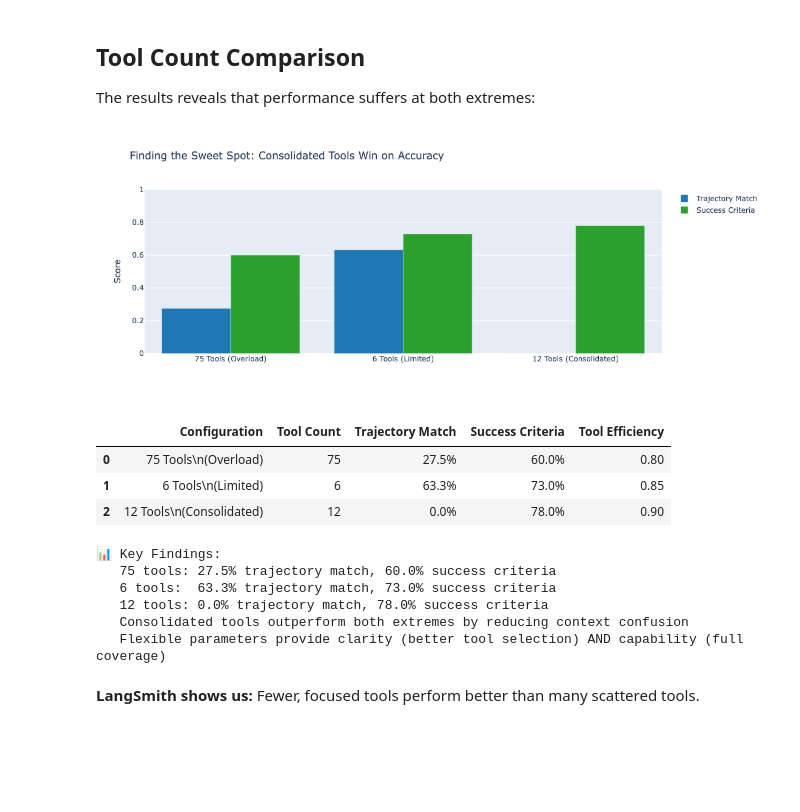
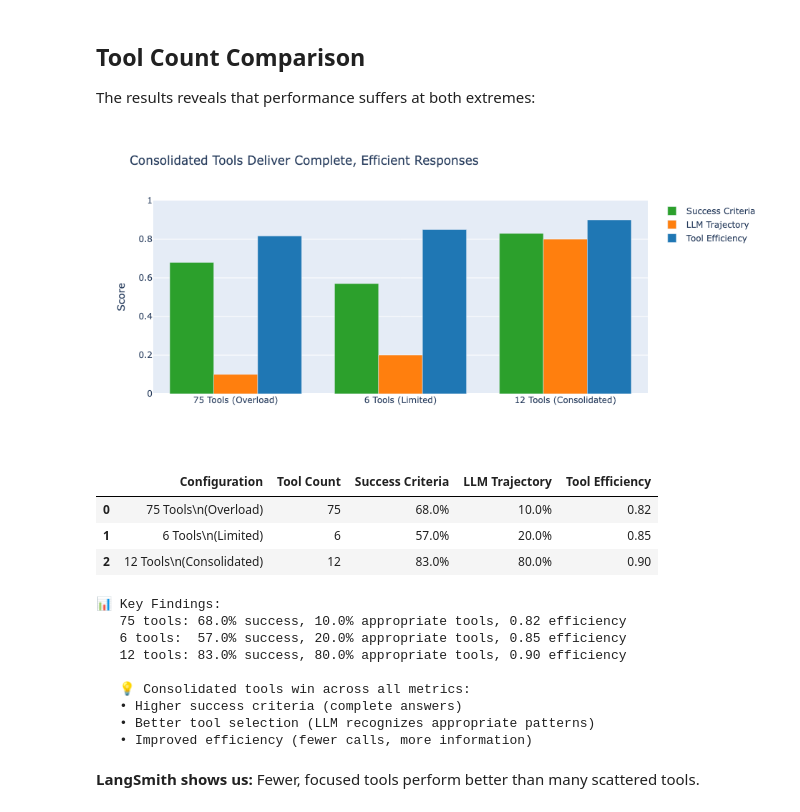
Before and after one commit to langchain-samples/context-failure-evals, a Jupyter notebook: context_confusion_demo.ipynb, the cells around one changed output. Drawn from its saved outputs; the diff is of its cells as text; code cells hidden in the pictures; blank space fills up the shorter version.

```diff
--- a/context_confusion_demo.ipynb
+++ b/context_confusion_demo.ipynb
@@ -311,7 +297,7 @@ print(f"✓ Created {len(test_cases)} test cases")
 ✓ Created 10 test cases
 # %%
 # Create dataset in LangSmith with new structure
-dataset_name = "christine-shipping-support-v8"
+dataset_name = "christine-shipping-support-v9"
 
 # Force recreate to ensure correct structure
 try:
@@ -332,8 +318,7 @@ for case in test_cases:
         outputs={
             "success_criteria": case["success_criteria"],
             "trajectory": case["trajectory"],
-            "trajectory_comparison_mode": case["trajectory_comparison_mode"],
-            "context_confusion_type": case["context_confusion_type"]
+            "trajectory_comparison_mode": case["trajectory_comparison_mode"]
         },
         dataset_id=dataset.id
     )
@@ -1290,17 +1285,17 @@ https://smith.langchain.com/o/ebbaf2eb-769b-4505-aca2-d11de10372a4/datasets/a3e7
 
 The results reveals that performance suffers at both extremes:
 # %%
-# Comparison visualization showing clear accuracy wins
+# Comparison visualization showing clear performance wins
 configs = ["75 Tools\n(Overload)", "6 Tools\n(Limited)", "12 Tools\n(Consolidated)"]
-trajectory_scores = [
-    production_metrics["trajectory_match"],
-    minimal_metrics["trajectory_match"],
-    optimal_metrics["trajectory_match"]
-]
 success_scores = [
     production_metrics["success_criteria"],
     minimal_metrics["success_criteria"],
     optimal_metrics["success_criteria"]
+]
+llm_trajectory_scores = [
+    production_metrics["llm_trajectory"],
+    minimal_metrics["llm_trajectory"],
+    optimal_metrics["llm_trajectory"]
 ]
 efficiency_scores = [
     production_metrics["tool_efficiency"],
@@ -1311,58 +1306,69 @@ efficiency_scores = [
 # Create grouped bar chart
 fig = go.Figure()
 fig.add_trace(go.Bar(
-    name='Trajectory Match',
-    x=configs,
-    y=trajectory_scores,
-    marker_color='#1f77b4'
-))
-fig.add_trace(go.Bar(
     name='Success Criteria',
     x=configs,
     y=success_scores,
     marker_color='#2ca02c'
 ))
+fig.add_trace(go.Bar(
+    name='LLM Trajectory',
+    x=configs,
+    y=llm_trajectory_scores,
+    marker_color='#ff7f0e'
+))
+fig.add_trace(go.Bar(
+    name='Tool Efficiency',
+    x=configs,
+    y=efficiency_scores,
+    marker_color='#1f77b4'
+))
 
 fig.update_layout(
-    title="Consolidated Tools Win on Accuracy",
+    title="Consolidated Tools Deliver Complete, Efficient Responses",
     yaxis_title="Score",
     barmode='group',
     height=450,
     showlegend=True,
     yaxis=dict(range=[0, 1.0])
 )
 
 fig.show()
 
 # Create summary table
 comparison_df = pd.DataFrame({
     "Configuration": configs,
     "Tool Count": [len(all_tools), 6, 12],
-    "Trajectory Match": [f"{s:.1%}" for s in trajectory_scores],
     "Success Criteria": [f"{s:.1%}" for s in success_scores],
+    "LLM Trajectory": [f"{s:.1%}" for s in llm_trajectory_scores],
     "Tool Efficiency": [f"{s:.2f}" for s in efficiency_scores],
 })
 
 display(comparison_df)
 
 print("\n📊 Key Findings:")
-print(f"   75 tools: {trajectory_scores[0]:.1%} trajectory match, {success_scores[0]:.1%} success criteria")
-print(f"   6 tools:  {trajectory_scores[1]:.1%} trajectory match, {success_scores[1]:.1%} success criteria")
-print(f"   12 tools: {trajectory_scores[2]:.1%} trajectory match, {success_scores[2]:.1%} success criteria")
-print("   Consolidated tools outperform both extremes by reducing context confusion")
-print("   Flexible parameters provide clarity (better tool selection) AND capability (full coverage)")
+print(f"   75 tools: {success_scores[0]:.1%} success, {llm_trajectory_scores[0]:.1%} appropriate tools, {efficiency_scores[0]:.2f} efficiency")
+print(f"   6 tools:  {success_scores[1]:.1%} success, {llm_trajectory_scores[1]:.1%} appropriate tools, {efficiency_scores[1]:.2f} efficiency")
+print(f"   12 tools: {success_scores[2]:.1%} success, {llm_trajectory_scores[2]:.1%} appropriate tools, {efficiency_scores[2]:.2f} efficiency")
+print("\n   Consolidated tools win across all metrics:")
+print("   • Higher success criteria (complete answers)")
+print("   • Better tool selection (LLM recognizes appropriate patterns)")
+print("   • Improved efficiency (fewer calls, more information)")
 # %% [output]
-[figure, old version]
+[figure, new version]
-|  | Configuration | Tool Count | Trajectory Match | Success Criteria | Tool Efficiency |
-| 0 | 75 Tools\n(Overload) | 75 | 27.5% | 60.0% | 0.80 |
-| 1 | 6 Tools\n(Limited) | 6 | 63.3% | 73.0% | 0.85 |
-| 2 | 12 Tools\n(Consolidated) | 12 | 0.0% | 78.0% | 0.90 |
+|  | Configuration | Tool Count | Success Criteria | LLM Trajectory | Tool Efficiency |
+| 0 | 75 Tools\n(Overload) | 75 | 68.0% | 10.0% | 0.82 |
+| 1 | 6 Tools\n(Limited) | 6 | 57.0% | 20.0% | 0.85 |
+| 2 | 12 Tools\n(Consolidated) | 12 | 83.0% | 80.0% | 0.90 |
 📊 Key Findings:
-   75 tools: 27.5% trajectory match, 60.0% success criteria
-   6 tools:  63.3% trajectory match, 73.0% success criteria
-   12 tools: 0.0% trajectory match, 78.0% success criteria
-   Consolidated tools outperform both extremes by reducing context confusion
-   Flexible parameters provide clarity (better tool selection) AND capability (full coverage)
+   75 tools: 68.0% success, 10.0% appropriate tools, 0.82 efficiency
+   6 tools:  57.0% success, 20.0% appropriate tools, 0.85 efficiency
+   12 tools: 83.0% success, 80.0% appropriate tools, 0.90 efficiency
+
+   💡 Consolidated tools win across all metrics:
+   • Higher success criteria (complete answers)
+   • Better tool selection (LLM recognizes appropriate patterns)
+   • Improved efficiency (fewer calls, more information)
 # %% [markdown]
 **LangSmith shows us:** Fewer, focused tools perform better than many scattered tools.
 # %% [markdown]
```
Also changed, not shown: parts of 11 cells of this notebook.
